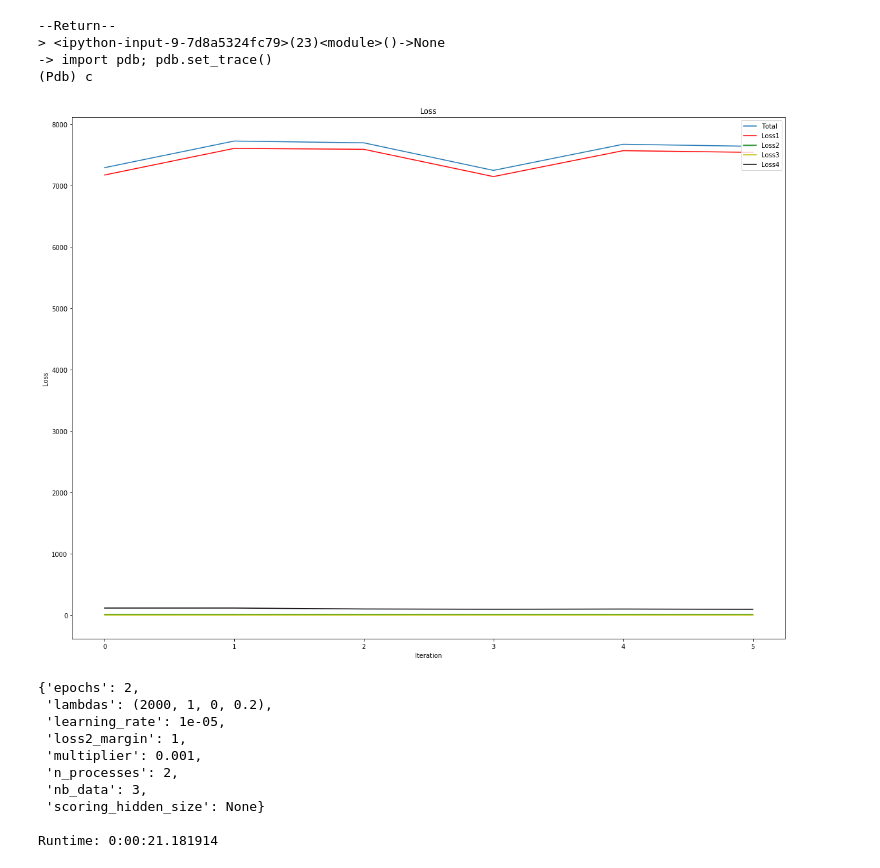
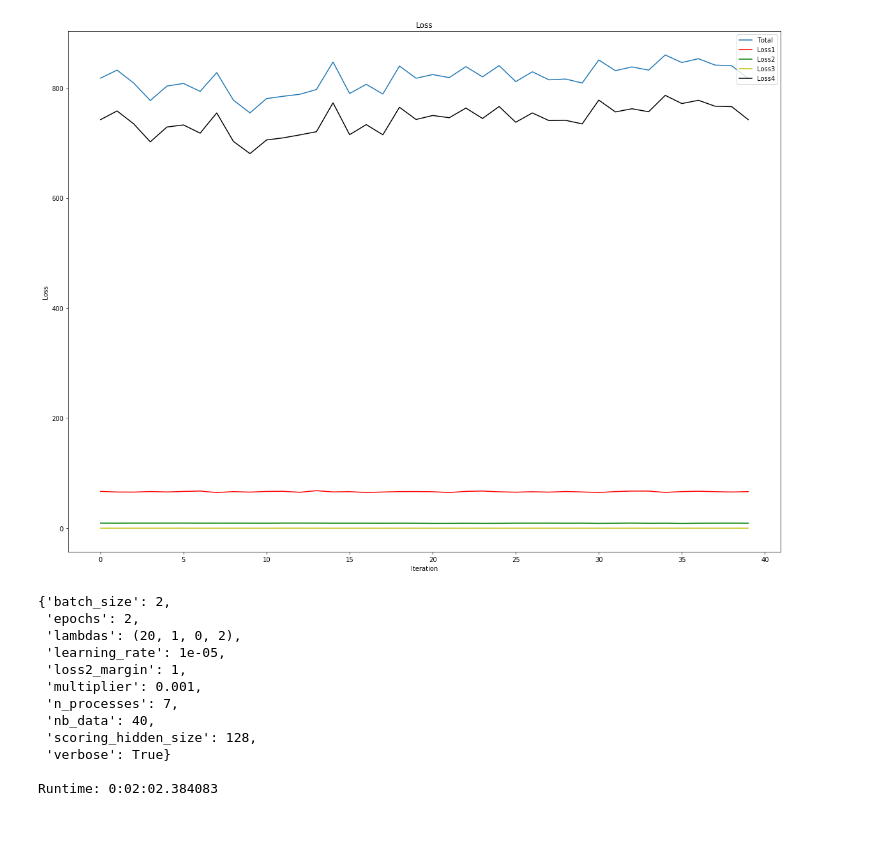
Before and after one commit to matthewkennedy5/RRNN, a Jupyter notebook: visualize-results.ipynb, the cells around one changed output. Drawn from its saved outputs; the diff is of its cells as text; code cells hidden in the pictures; blank space fills up the shorter version.

```diff
--- a/visualize-results.ipynb
+++ b/visualize-results.ipynb
@@ -4,40 +4,36 @@ import pickle
 from pprint import pprint
 import datetime
 import numpy as np
 from matplotlib import pyplot as plt
 import torch
 
-dirname = 'PickleTest'
+dirname = 'batchtest'
 
 losses = []
 with open(dirname+'/loss.txt', 'r') as f:
     for iteration in f:
         losses.append([float(term) for term in iteration.split()])
 losses = np.array(losses)
+# print(losses)
 N_iters = losses.shape[0]
-import pdb; pdb.set_trace()
 
 # Plot total loss
 plt.figure(figsize=(20, 15))
 plt.plot(range(N_iters), np.sum(losses, axis=1), label='Total')
 plt.title('Loss')
 plt.xlabel('Iteration')
 plt.ylabel('Loss')
 # plt.show()
 
 # Plot respective losses
 colors = ['r', 'g', 'y', 'k']
 for i in range(4):
     plt.plot(range(N_iters), losses[:, i], colors[i], label='Loss' + str(i+1))
 
 plt.legend(loc='upper right')
 plt.show()
 # %% [output]
---Return--
-> <ipython-input-9-7d8a5324fc79>(23)<module>()->None
--> import pdb; pdb.set_trace()
-(Pdb) c
-[figure, old version]
+[figure, new version]
 # %%
 # Display hyperparameters and run information
 
@@ -47,16 +43,18 @@ pprint(params)
 runtime = pickle.load(open(dirname+'/runtime.pkl', 'rb'))
 print('\nRuntime: ' + str(datetime.timedelta(seconds=runtime)))
 # %% [output]
-{'epochs': 2,
- 'lambdas': (2000, 1, 0, 0.2),
+{'batch_size': 2,
+ 'epochs': 2,
+ 'lambdas': (20, 1, 0, 2),
  'learning_rate': 1e-05,
  'loss2_margin': 1,
  'multiplier': 0.001,
- 'n_processes': 2,
- 'nb_data': 3,
- 'scoring_hidden_size': None}
+ 'n_processes': 7,
+ 'nb_data': 40,
+ 'scoring_hidden_size': 128,
+ 'verbose': True}
 
-Runtime: 0:00:21.181914
+Runtime: 0:02:02.384083
 # %%
 # Display weight magnitudes
 
```
Also changed, not shown: parts of 1 cell of this notebook, 1 other file.
